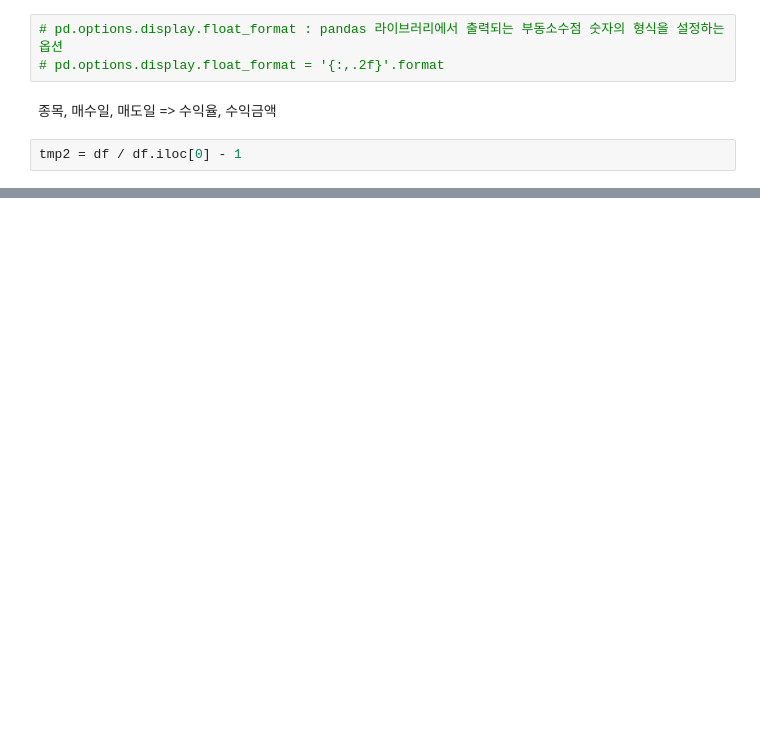
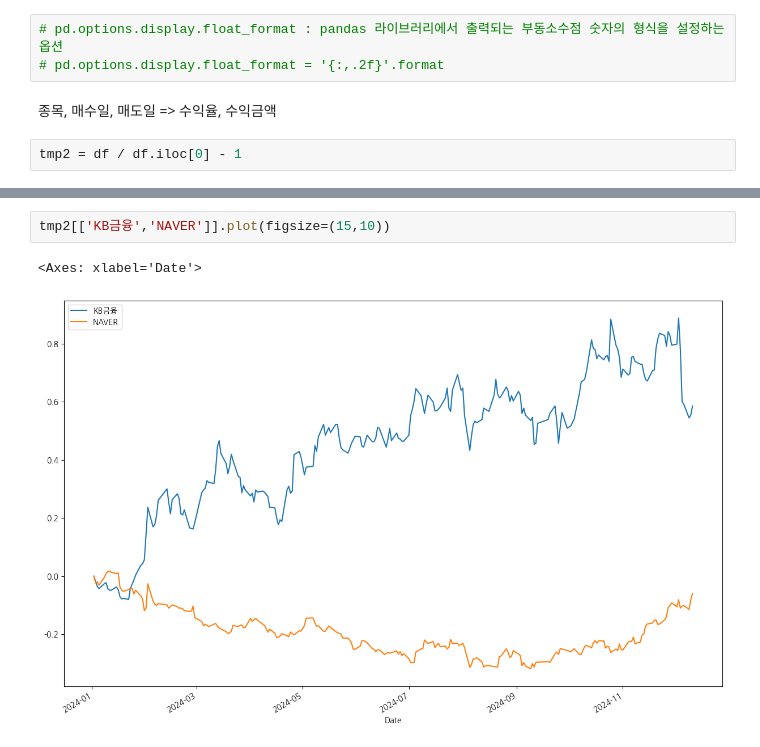
Before and after one commit to june2598/pythonstudy, a Jupyter notebook: stock/stock_analysis_5(여러종목 주가 추이비교).ipynb, the cells around one changed output, grey strips where cells are left out. Cells and saved outputs as stored; diff of their text form; blank space fills up the shorter version.

```diff
--- a/stock/stock_analysis_5(여러종목 주가 추이비교).ipynb
+++ b/stock/stock_analysis_5(여러종목 주가 추이비교).ipynb
@@ -351,0 +356,5 @@ tmp2[['KB금융','NAVER']].plot(figsize=(15,10), secondary_y='NAVER')
+# %%
+tmp2[['KB금융','NAVER']].plot(figsize=(15,10))
+# %% [output]
+<Axes: xlabel='Date'>
+[figure, added]
```
Also changed, not shown: parts of 23 cells of this notebook, 27 other files.
